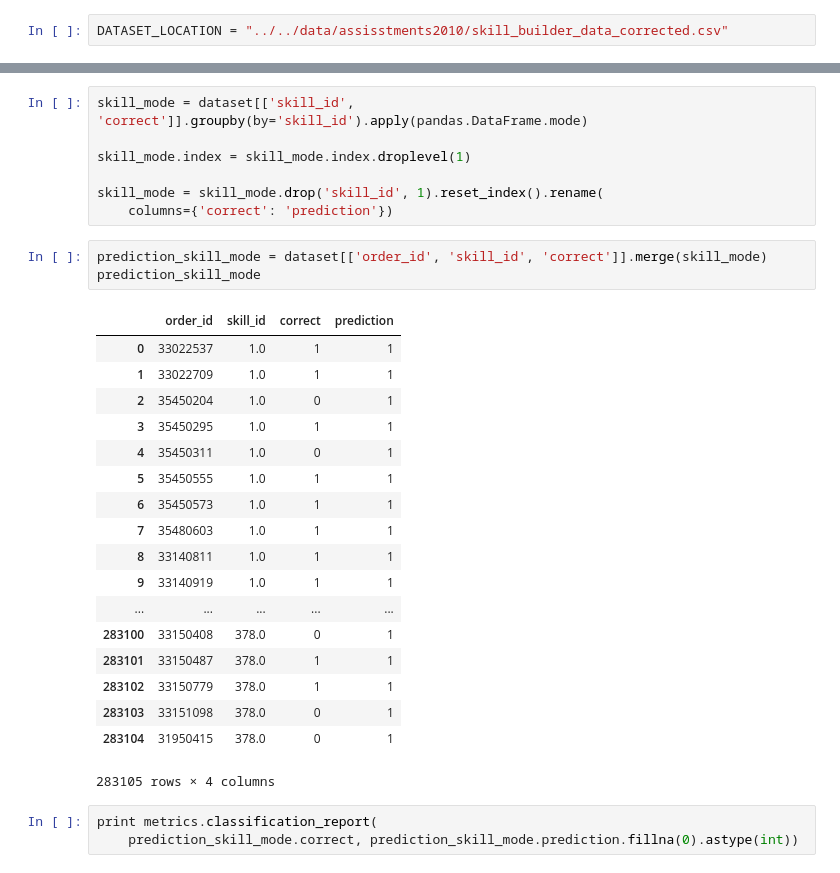
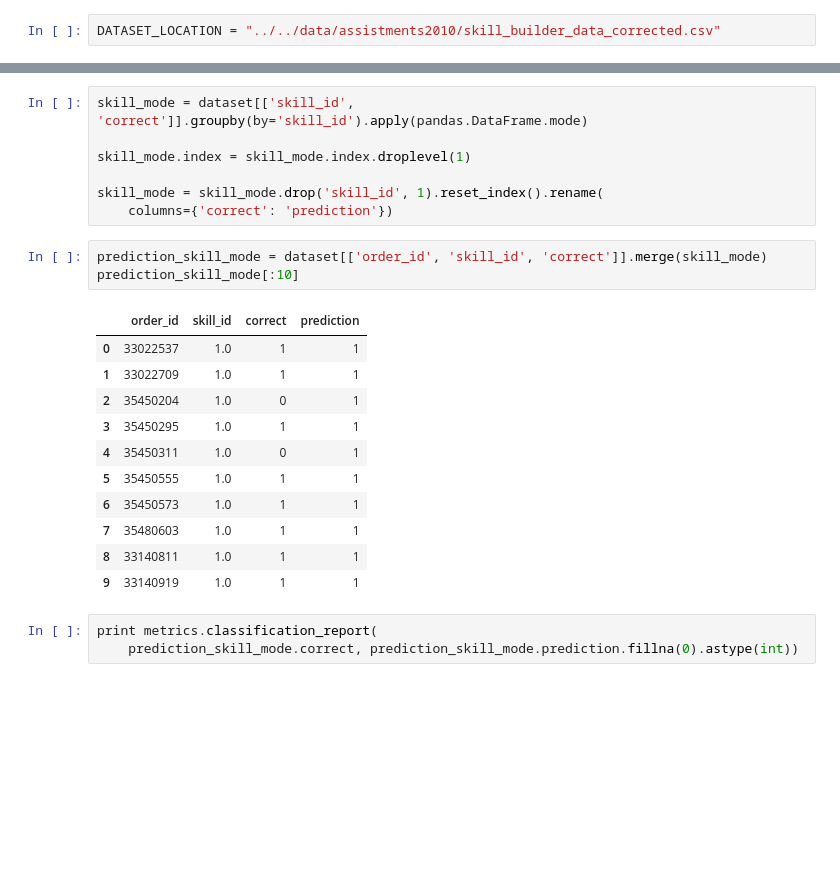
Before and after one commit to mit0110/knowledge_tracing, a Jupyter notebook: notebooks/Assistments 2009 description.ipynb, the cells around one changed output, grey strips where cells are left out. Saved outputs shown, nothing was run; the diff lists cells and outputs as text; blank space fills up the shorter version.

```diff
--- a/notebooks/Assistments 2009 description.ipynb
+++ b/notebooks/Assistments 2009 description.ipynb
@@ -12,7 +12,7 @@ import pandas
 sns.set_style('white')
 sns.set_palette('colorblind')
 # %%
-DATASET_LOCATION = "../../data/assisstments2010/skill_builder_data_corrected.csv"
+DATASET_LOCATION = "../../data/assistments2010/skill_builder_data_corrected.csv"
 # %%
 dataset = pandas.read_csv(DATASET_LOCATION)
 # %%
@@ -369,26 +384,19 @@ skill_mode = skill_mode.drop('skill_id', 1).reset_index().rename(
     columns={'correct': 'prediction'})
 # %%
 prediction_skill_mode = dataset[['order_id', 'skill_id', 'correct']].merge(skill_mode)
-prediction_skill_mode
+prediction_skill_mode[:10]
 # %% [output]
 |  | order_id | skill_id | correct | prediction |
 | 0 | 33022537 | 1.0 | 1 | 1 |
 | 1 | 33022709 | 1.0 | 1 | 1 |
 | 2 | 35450204 | 1.0 | 0 | 1 |
 | 3 | 35450295 | 1.0 | 1 | 1 |
 | 4 | 35450311 | 1.0 | 0 | 1 |
 | 5 | 35450555 | 1.0 | 1 | 1 |
 | 6 | 35450573 | 1.0 | 1 | 1 |
 | 7 | 35480603 | 1.0 | 1 | 1 |
 | 8 | 33140811 | 1.0 | 1 | 1 |
 | 9 | 33140919 | 1.0 | 1 | 1 |
-| ... | ... | ... | ... | ... |
-| 283100 | 33150408 | 378.0 | 0 | 1 |
-| 283101 | 33150487 | 378.0 | 1 | 1 |
-| 283102 | 33150779 | 378.0 | 1 | 1 |
-| 283103 | 33151098 | 378.0 | 0 | 1 |
-| 283104 | 31950415 | 378.0 | 0 | 1 |
-283105 rows × 4 columns
 # %%
 print metrics.classification_report(
     prediction_skill_mode.correct, prediction_skill_mode.prediction.fillna(0).astype(int))
```
Also changed, not shown: parts of 18 cells of this notebook, 3 other files.
